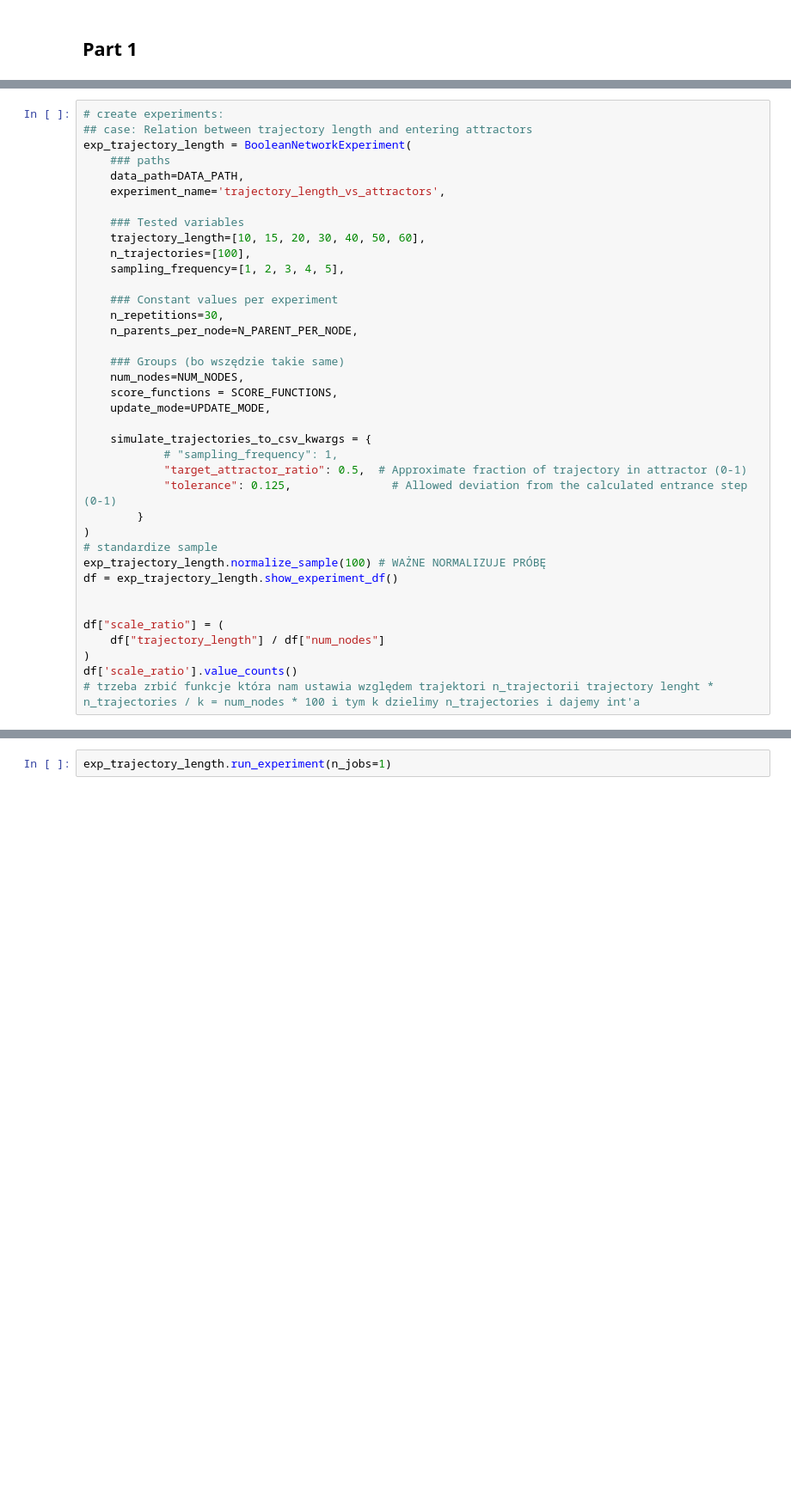
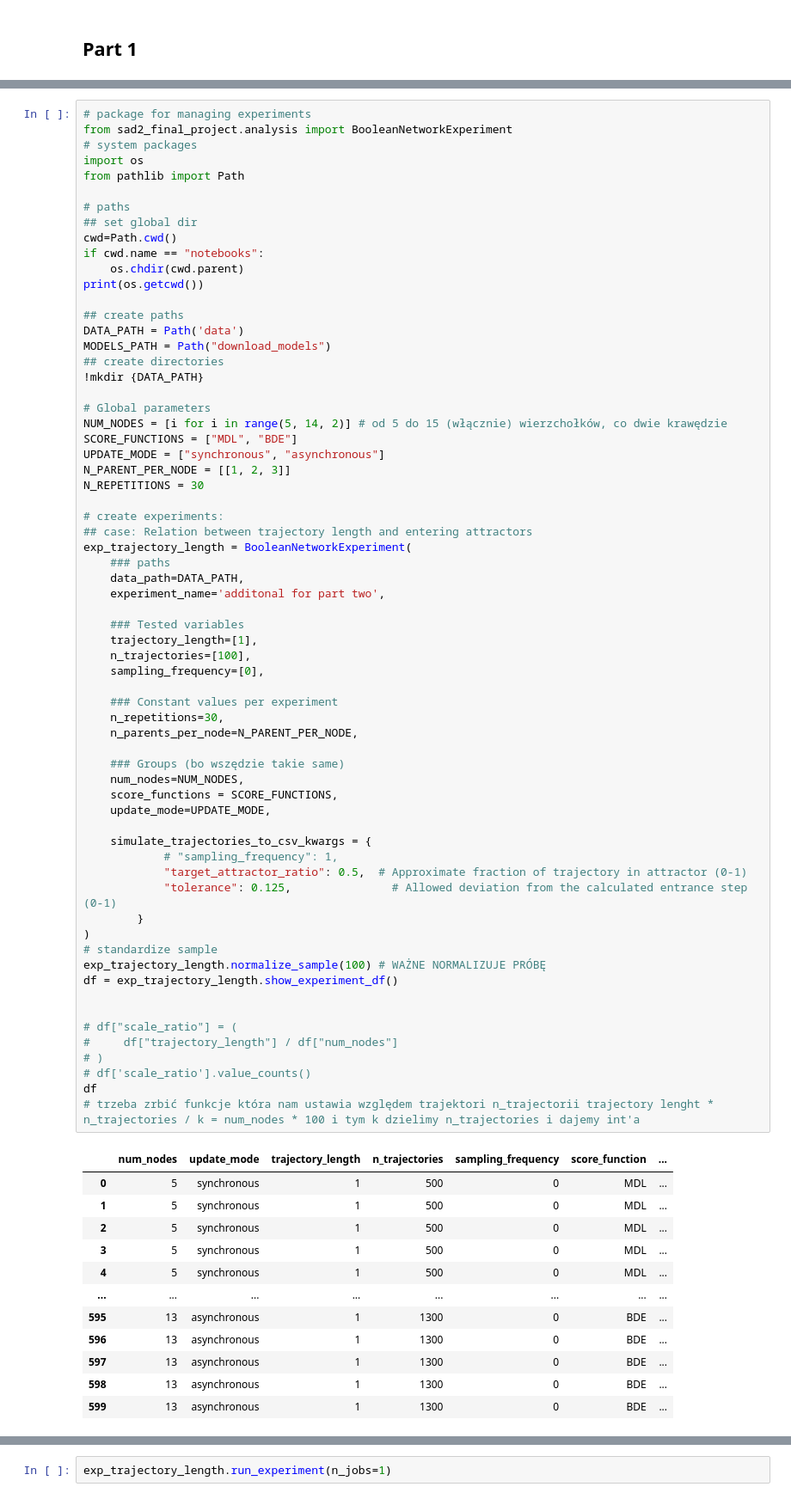
Before and after one commit to maxi7524/SAD2_final_project, a Jupyter notebook: notebooks/report.ipynb, the cells around one changed output, grey strips where cells are left out. Shown at 86% size. Saved outputs shown, nothing was run; the diff lists cells and outputs as text; blank space fills up the shorter version.

```diff
--- a/notebooks/report.ipynb
+++ b/notebooks/report.ipynb
@@ -111,39 +104,78 @@ N_REPETITIONS = 30
 # %%
+# package for managing experiments
+from sad2_final_project.analysis import BooleanNetworkExperiment
+# system packages
+import os
+from pathlib import Path
+
+# paths
+## set global dir
+cwd=Path.cwd()
+if cwd.name == "notebooks":
+    os.chdir(cwd.parent)
+print(os.getcwd())
+
+## create paths
+DATA_PATH = Path('data')
+MODELS_PATH = Path("download_models")
+## create directories
+!mkdir {DATA_PATH}
+
+# Global parameters
+NUM_NODES = [i for i in range(5, 14, 2)] # od 5 do 15 (włącznie) wierzchołków, co dwie krawędzie
+SCORE_FUNCTIONS = ["MDL", "BDE"]
+UPDATE_MODE = ["synchronous", "asynchronous"]
+N_PARENT_PER_NODE = [[1, 2, 3]]
+N_REPETITIONS = 30
+
 # create experiments:
 ## case: Relation between trajectory length and entering attractors
 exp_trajectory_length = BooleanNetworkExperiment(
     ### paths
     data_path=DATA_PATH,
-    experiment_name='trajectory_length_vs_attractors',
+    experiment_name='additonal for part two',
 
     ### Tested variables
-    trajectory_length=[10, 15, 20, 30, 40, 50, 60],
+    trajectory_length=[1],
     n_trajectories=[100],
-    sampling_frequency=[1, 2, 3, 4, 5],
+    sampling_frequency=[0],
 
     ### Constant values per experiment
     n_repetitions=30,
     n_parents_per_node=N_PARENT_PER_NODE,
 
     ### Groups (bo wszędzie takie same)
     num_nodes=NUM_NODES,
     score_functions = SCORE_FUNCTIONS,
     update_mode=UPDATE_MODE,
 
     simulate_trajectories_to_csv_kwargs = {
             # "sampling_frequency": 1,
             "target_attractor_ratio": 0.5,  # Approximate fraction of trajectory in attractor (0-1)
             "tolerance": 0.125,               # Allowed deviation from the calculated entrance step (0-1)
         }
 )
 # standardize sample
 exp_trajectory_length.normalize_sample(100) # WAŻNE NORMALIZUJE PRÓBĘ
 df = exp_trajectory_length.show_experiment_df()
 
 
-df["scale_ratio"] = (
-    df["trajectory_length"] / df["num_nodes"]
-)
-df['scale_ratio'].value_counts()
+# df["scale_ratio"] = (
+#     df["trajectory_length"] / df["num_nodes"]
+# )
+# df['scale_ratio'].value_counts()
+df
 # trzeba zrbić funkcje która nam ustawia względem trajektori n_trajectorii trajectory lenght * n_trajectories / k = num_nodes * 100 i tym k dzielimy n_trajectories i dajemy int'a
 # %% [output]
+|  | num_nodes | update_mode | trajectory_length | n_trajectories | sampling_frequency | score_function | ... |
+| 0 | 5 | synchronous | 1 | 500 | 0 | MDL | ... |
+| 1 | 5 | synchronous | 1 | 500 | 0 | MDL | ... |
+| 2 | 5 | synchronous | 1 | 500 | 0 | MDL | ... |
+| 3 | 5 | synchronous | 1 | 500 | 0 | MDL | ... |
+| 4 | 5 | synchronous | 1 | 500 | 0 | MDL | ... |
+| ... | ... | ... | ... | ... | ... | ... | ... |
+| 595 | 13 | asynchronous | 1 | 1300 | 0 | BDE | ... |
+| 596 | 13 | asynchronous | 1 | 1300 | 0 | BDE | ... |
+| 597 | 13 | asynchronous | 1 | 1300 | 0 | BDE | ... |
+| 598 | 13 | asynchronous | 1 | 1300 | 0 | BDE | ... |
+| 599 | 13 | asynchronous | 1 | 1300 | 0 | BDE | ... |
```
Also changed, not shown: parts of 8 cells of this notebook, 6 other files.
